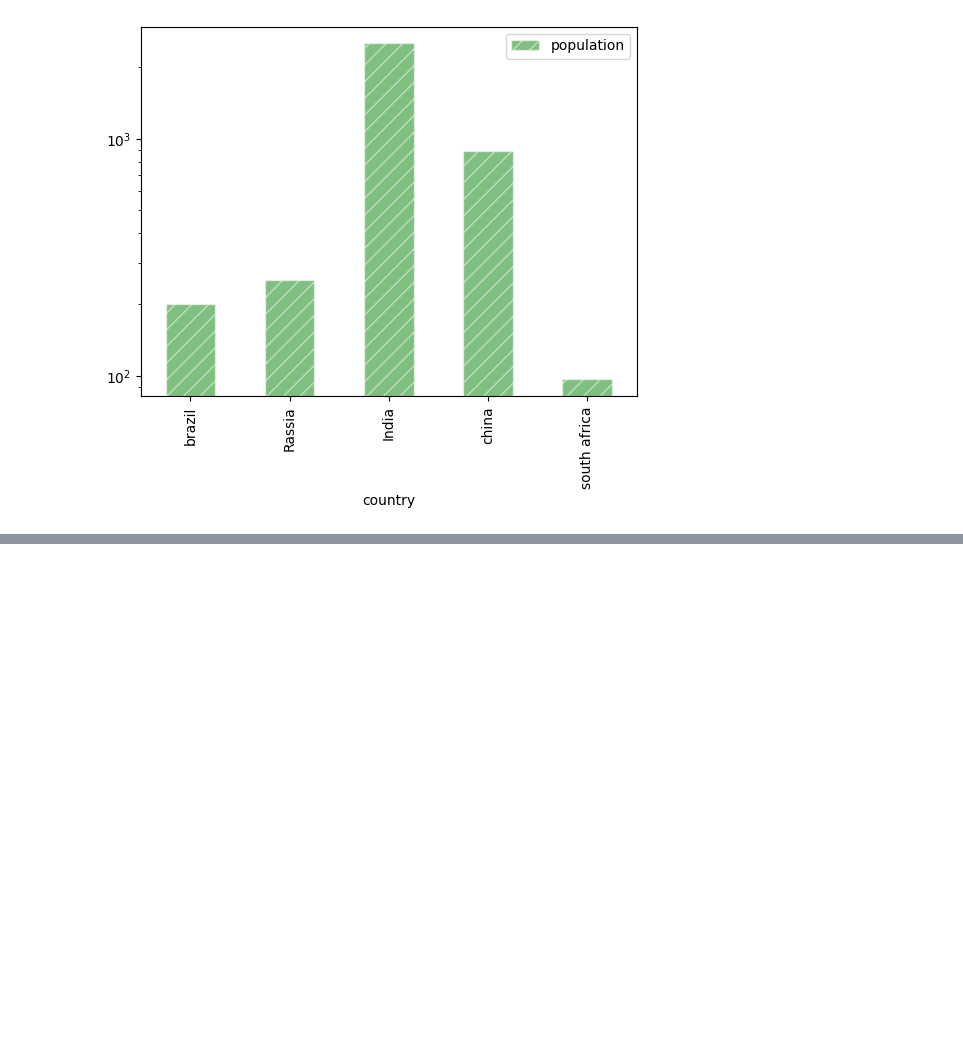
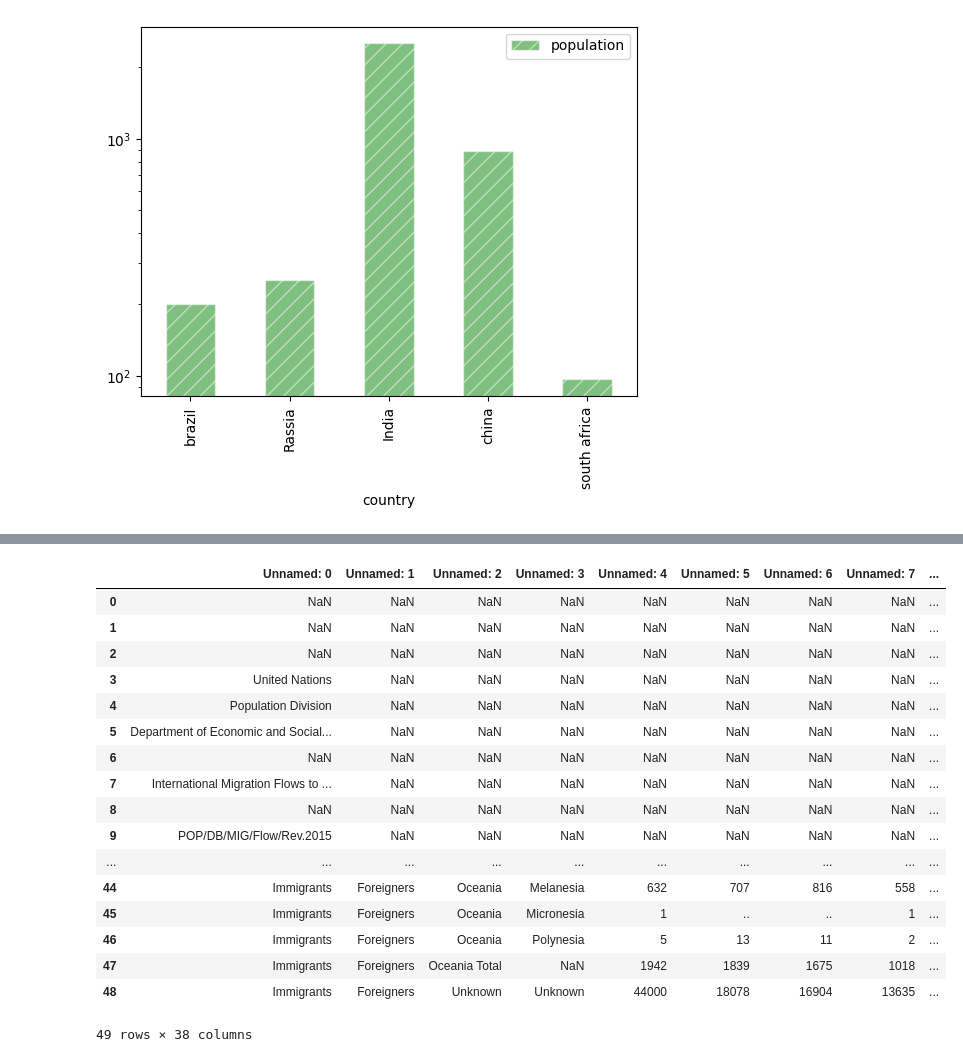
Before and after one commit to divyanshguatam/python-data-science, a Jupyter notebook: pandas_basic.ipynb, the cells around one changed output, grey strips where cells are left out. Drawn from its saved outputs; the diff is of its cells as text; code cells hidden in the pictures; blank space fills up the shorter version.

```diff
--- a/pandas_basic.ipynb
+++ b/pandas_basic.ipynb
@@ -125,0 +308,23 @@ AttributeError: 'DataFrame' object has no attribute 'coloumns'
+# %%
+can = pd.read_excel('C:/Users/Dell/Documents/python data science/datasets/Canada.xlsx')
+# %%
+can
+# %% [output]
+|  | Unnamed: 0 | Unnamed: 1 | Unnamed: 2 | Unnamed: 3 | Unnamed: 4 | Unnamed: 5 | Unnamed: 6 | Unnamed: 7 | ... |
+| 0 | NaN | NaN | NaN | NaN | NaN | NaN | NaN | NaN | ... |
+| 1 | NaN | NaN | NaN | NaN | NaN | NaN | NaN | NaN | ... |
+| 2 | NaN | NaN | NaN | NaN | NaN | NaN | NaN | NaN | ... |
+| 3 | United Nations | NaN | NaN | NaN | NaN | NaN | NaN | NaN | ... |
+| 4 | Population Division | NaN | NaN | NaN | NaN | NaN | NaN | NaN | ... |
+| 5 | Department of Economic and Social... | NaN | NaN | NaN | NaN | NaN | NaN | NaN | ... |
+| 6 | NaN | NaN | NaN | NaN | NaN | NaN | NaN | NaN | ... |
+| 7 | International Migration Flows to ... | NaN | NaN | NaN | NaN | NaN | NaN | NaN | ... |
+| 8 | NaN | NaN | NaN | NaN | NaN | NaN | NaN | NaN | ... |
+| 9 | POP/DB/MIG/Flow/Rev.2015 | NaN | NaN | NaN | NaN | NaN | NaN | NaN | ... |
+| ... | ... | ... | ... | ... | ... | ... | ... | ... | ... |
+| 44 | Immigrants | Foreigners | Oceania | Melanesia | 632 | 707 | 816 | 558 | ... |
+| 45 | Immigrants | Foreigners | Oceania | Micronesia | 1 | .. | .. | 1 | ... |
+| 46 | Immigrants | Foreigners | Oceania | Polynesia | 5 | 13 | 11 | 2 | ... |
+| 47 | Immigrants | Foreigners | Oceania Total | NaN | 1942 | 1839 | 1675 | 1018 | ... |
+| 48 | Immigrants | Foreigners | Unknown | Unknown | 44000 | 18078 | 16904 | 13635 | ... |
+49 rows × 38 columns
```
Also changed, not shown: parts of 23 cells of this notebook, 2 other files.
